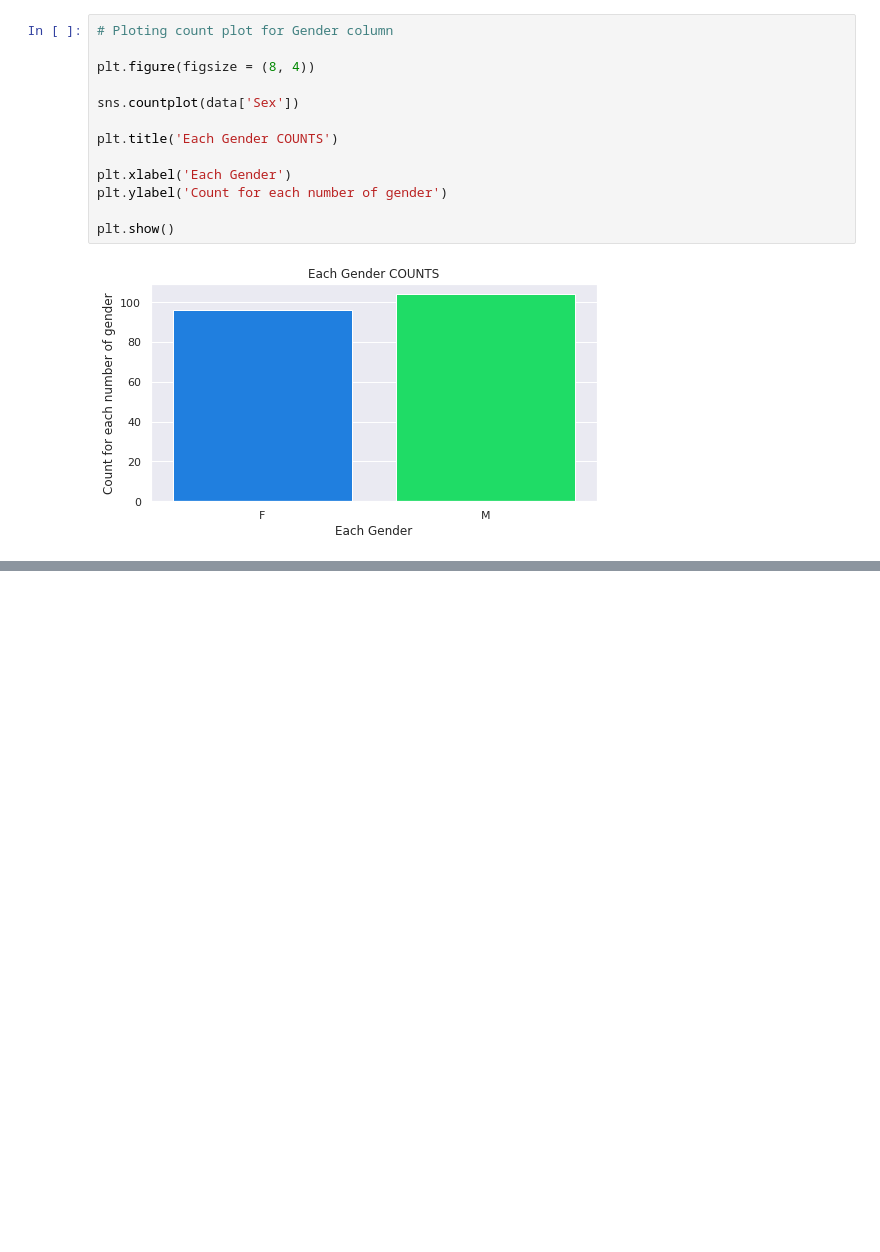
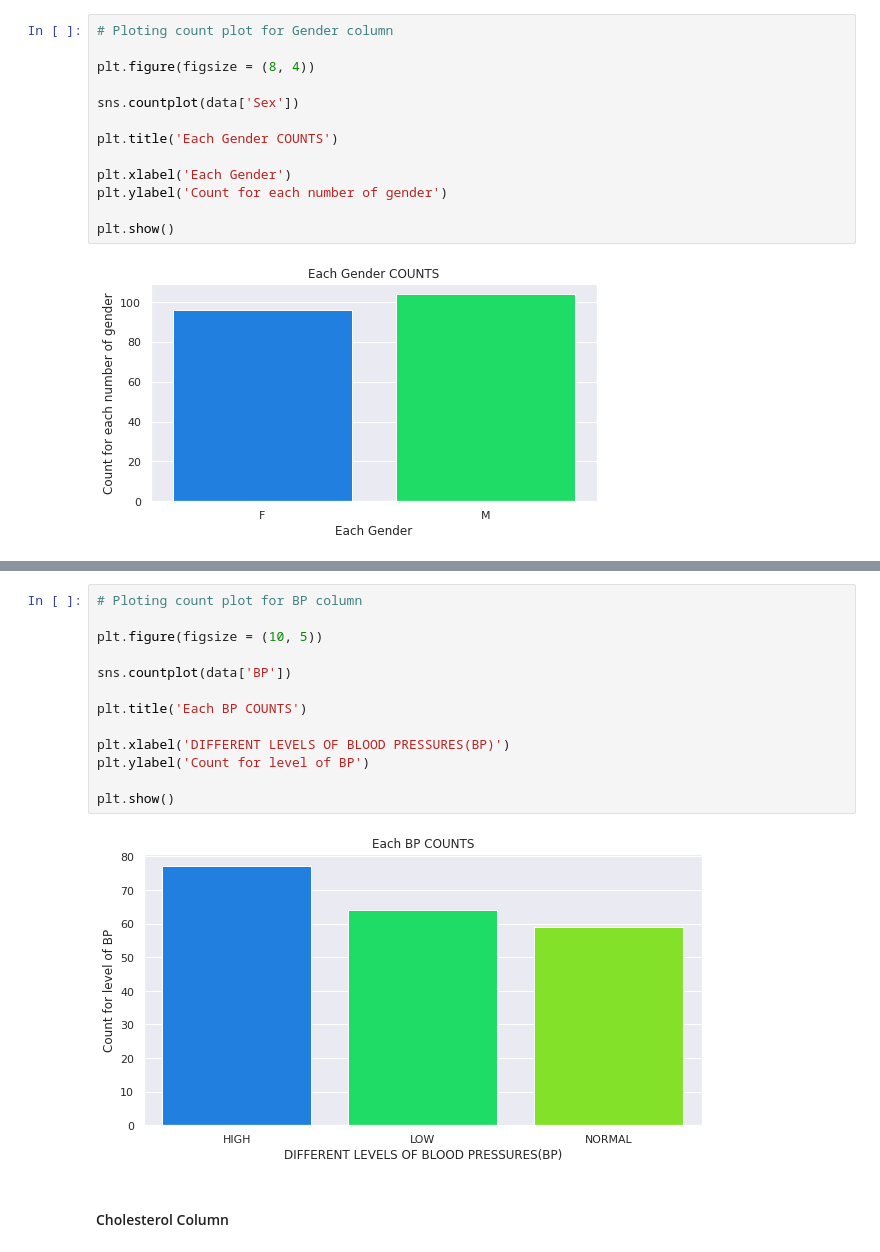
Before and after one commit to dsankush/Drug-Analysis, a Jupyter notebook: Drug_Analysis.ipynb, the cells around one changed output, grey strips where cells are left out. Cells and saved outputs as stored; diff of their text form; blank space fills up the shorter version.

```diff
--- a/Drug_Analysis.ipynb
+++ b/Drug_Analysis.ipynb
@@ -304,0 +323,17 @@ plt.show()
+# %%
+# Ploting count plot for BP column
+
+plt.figure(figsize = (10, 5))
+
+sns.countplot(data['BP'])
+
+plt.title('Each BP COUNTS')
+
+plt.xlabel('DIFFERENT LEVELS OF BLOOD PRESSURES(BP)')
+plt.ylabel('Count for level of BP')
+
+plt.show()
+# %% [output]
+[figure, added]
+# %% [markdown]
+####  Cholesterol Column
```
Also changed, not shown: parts of 8 cells of this notebook.
